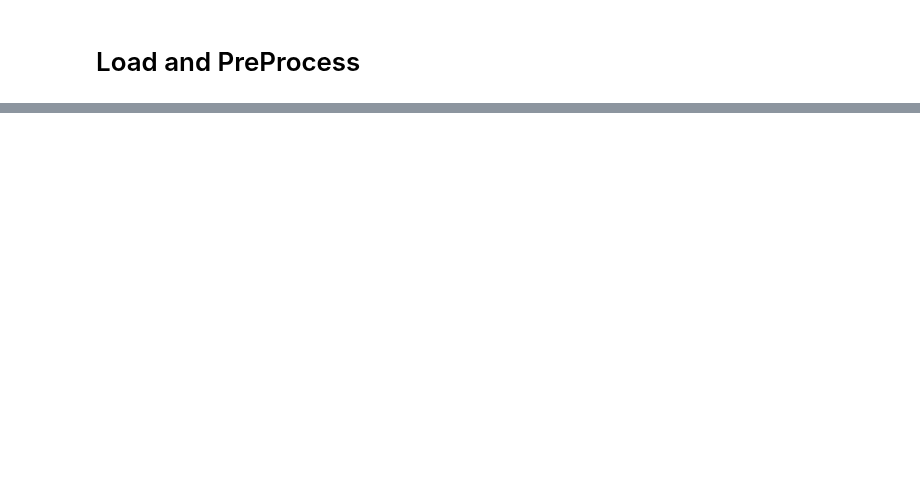
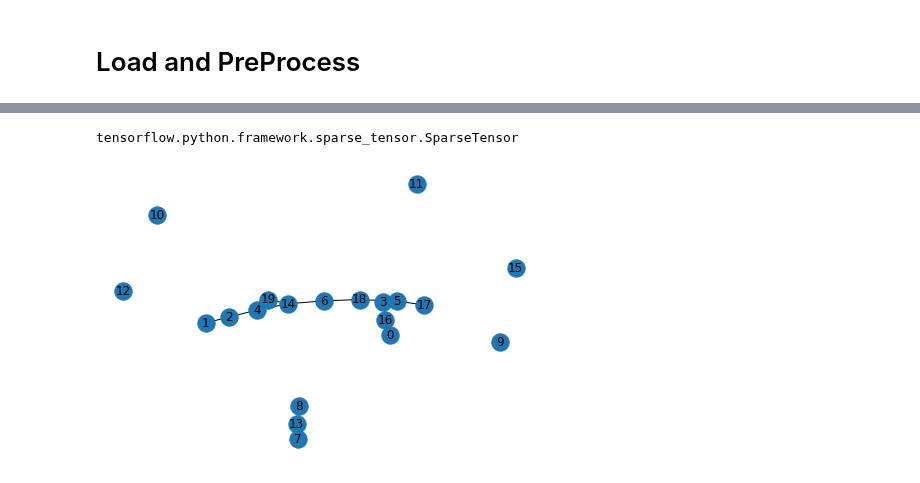
Before and after one commit to fredrikkortet/mt-hh, a Jupyter notebook: GCN.ipynb, the cells around one changed output, grey strips where cells are left out. Saved outputs shown, nothing was run; the diff lists cells and outputs as text; code cells hidden in the pictures; blank space fills up the shorter version.

```diff
--- a/GCN.ipynb
+++ b/GCN.ipynb
@@ -20,2 +35,2 @@ data = pd.read_csv('data/PMS_data.csv',nrows=10000)
 # %%
-distance = pd.read_csv('data/distance.csv')
+path = 'data/distance.csv'
@@ -46,0 +37,12 @@ plt.plot(distance.cost.values)
+# %%
+def get_adjacency_matrix(distance_df_filename, num_of_vertices):
+    with open(distance_df_filename, 'r') as f:
+        reader = csv.reader(f)
+        header = f.__next__()
+        edges = [(int(i[0]),int(i[1])) for i in reader]
+    A = np.zeros((int(num_of_vertices), int(num_of_vertices)),dtype=np.float32)
+    for i, j in edges:
+            A[i, j] = 1
+    return A
+# %%
+adj = get_adjacency_matrix(path, 170)
@@ -46,0 +84,13 @@ plt.plot(distance.cost.values)
+# %%
+type(tA)
+# %% [output]
+tensorflow.python.framework.sparse_tensor.SparseTensor
+# %%
+import networkx as nx
+addd = adj
+addd= addd[:20,:20]
+G = nx.from_numpy_array(np.array(np.array(addd)))
+nx.draw(G, with_labels=True)
+#plt.savefig("Graph.png")
+# %% [output]
+[figure, added]
```
Also changed, not shown: parts of 20 cells of this notebook.
